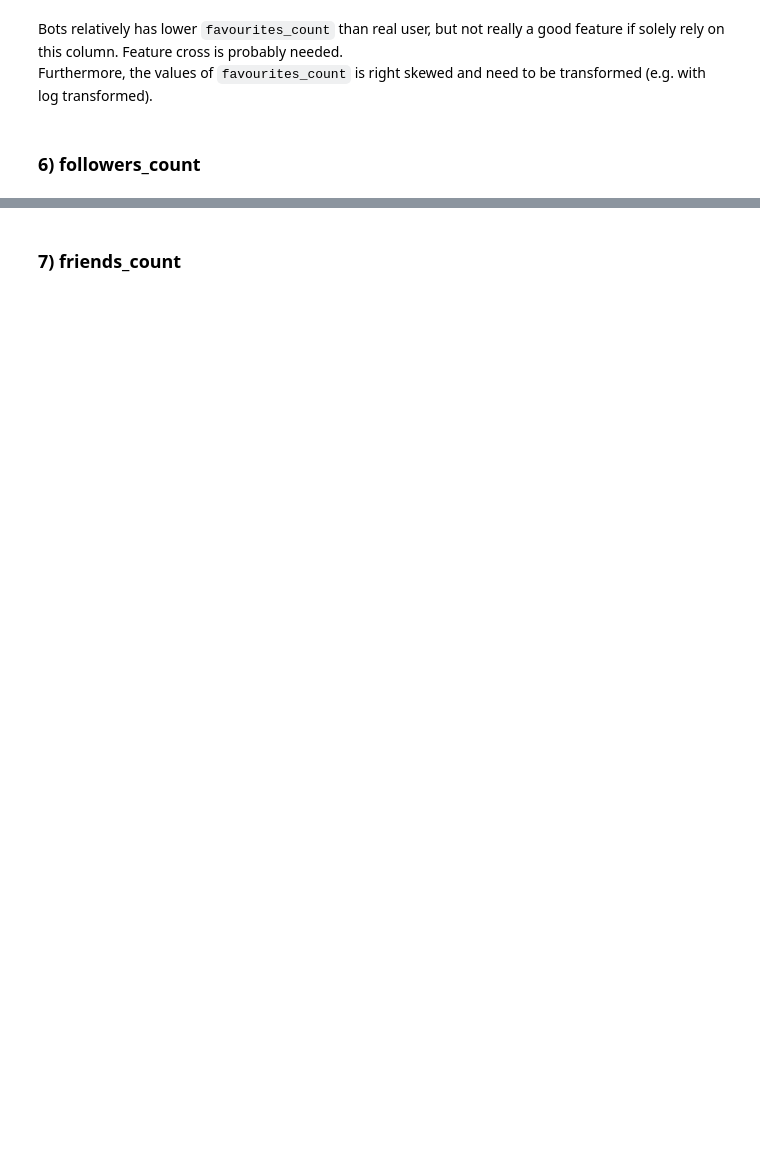
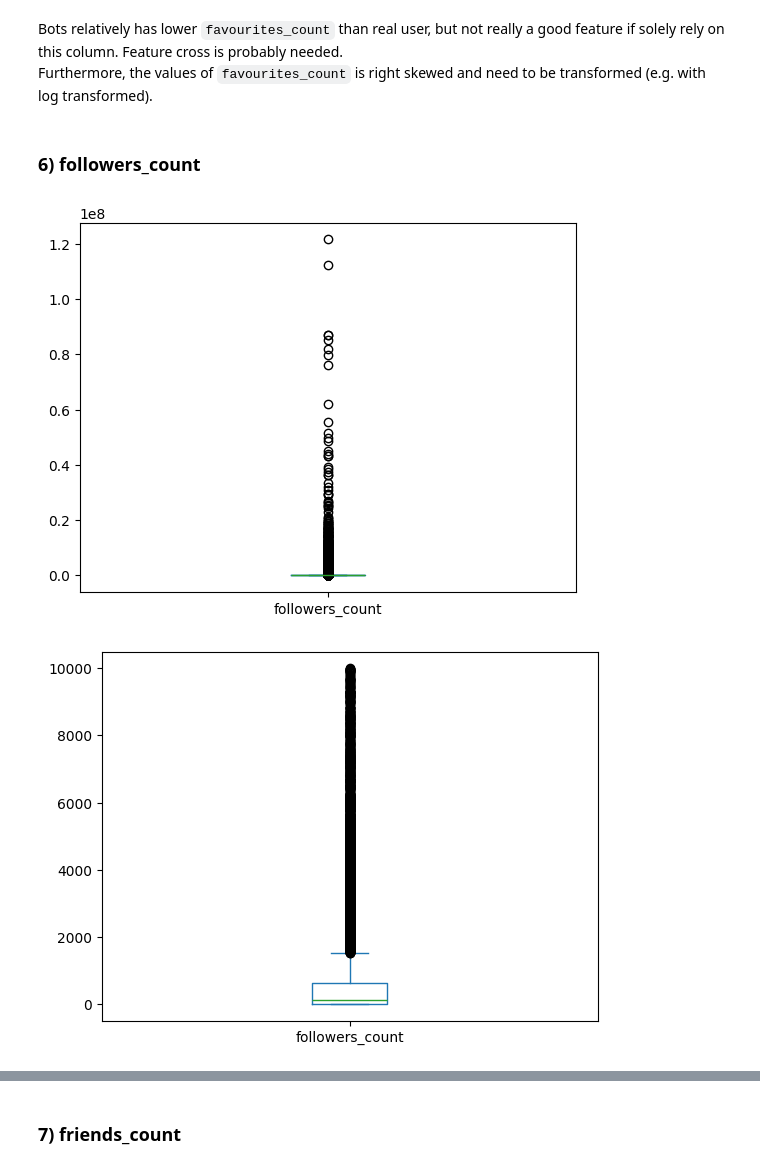
Before and after one commit to alexanderwilly/TwitterVerse_BotDetection, a Jupyter notebook: EDA.ipynb, the cells around one changed output, grey strips where cells are left out. Drawn from its saved outputs; the diff is of its cells as text; code cells hidden in the pictures; blank space fills up the shorter version.

```diff
--- a/EDA.ipynb
+++ b/EDA.ipynb
@@ -352,3 +353,14 @@ sns.stripplot(
 Bots relatively has lower `favourites_count` than real user, but not really a good feature if solely rely on this column. Feature cross is probably needed. <br/> Furthermore, the values of `favourites_count` is right skewed and need to be transformed (e.g. with log transformed).
 # %% [markdown]
 ### 6) followers_count
+# %%
+df_train['followers_count'] = df_train['followers_count'].astype(int) # convert to int, if not done
+# %%
+df_train['followers_count'].plot(kind='box')
+plt.show()
+
+df_train[df_train['followers_count'] < 10000]['followers_count'].plot(kind='box')
+plt.show() # the data is right skewed
+# %% [output]
+[figure, added]
+[figure, added]
```
Also changed, not shown: parts of 43 cells of this notebook.
